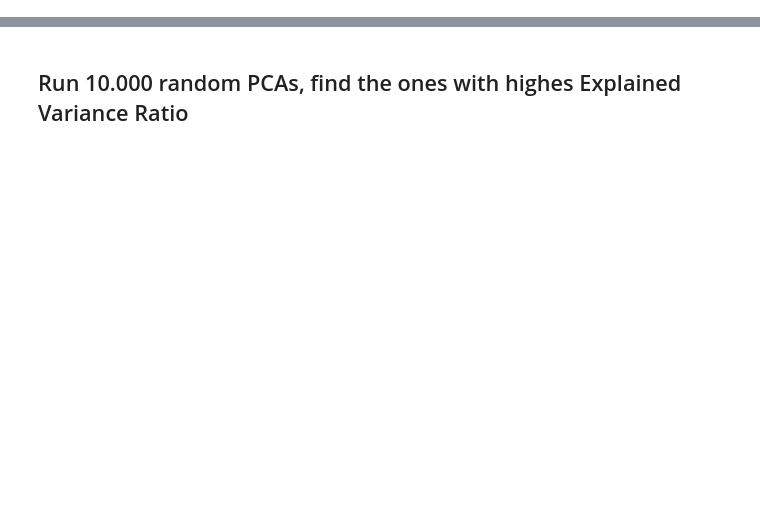
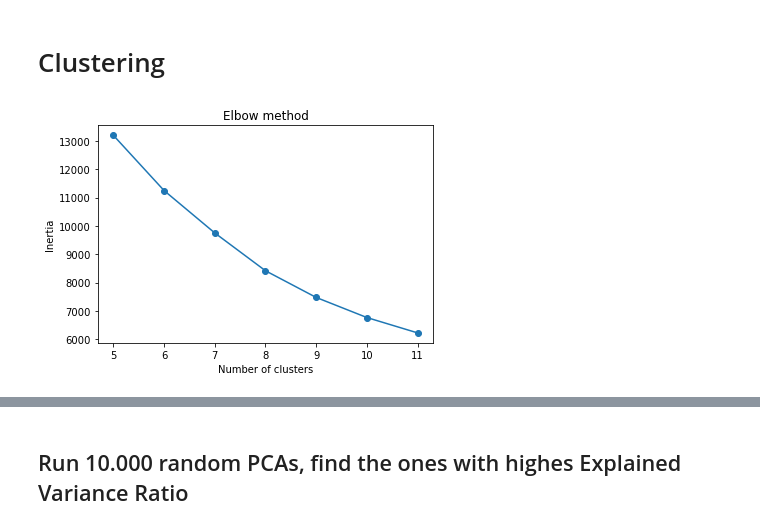
Before and after one commit to mibrahimfm/NBA-analysis, a Jupyter notebook: PlayerClustering.ipynb, the cells around one changed output, grey strips where cells are left out. Saved outputs shown, nothing was run; the diff lists cells and outputs as text; code cells hidden in the pictures; blank space fills up the shorter version.

Commit message:
Organizes clustering notebook

```diff
--- a/PlayerClustering.ipynb
+++ b/PlayerClustering.ipynb
@@ -88,15 +74,14 @@ for i, data in df.iterrows():
 # %%
-data = list(zip(df["PC1"], df["PC2"]))
+def plot_elbow_method(data, clusters_range):
+    inertias = []
 
-inertias = []
+    for i in clusters_range:
+        kmeans = KMeans(n_clusters=i)
+        kmeans.fit(data)
+        inertias.append(kmeans.inertia_)
 
-for i in range(1,20):
-    kmeans = KMeans(n_clusters=i)
-    kmeans.fit(data)
-    inertias.append(kmeans.inertia_)
-
-plt.plot(range(1,20), inertias, marker='o')
-plt.title('Elbow method')
-plt.xlabel('Number of clusters')
-plt.ylabel('Inertia')
-plt.show()
+    plt.plot(clusters_range, inertias, marker='o')
+    plt.title('Elbow method')
+    plt.xlabel('Number of clusters')
+    plt.ylabel('Inertia')
+    plt.show()
@@ -244,0 +207,8 @@ def iterate_random_pcas(df, non_feature_cols, target, iterations, csv):
+# %% [markdown]
+# Clustering
+# %%
+data = list(zip(pca_df["PC1"], pca_df["PC2"]))
+# %%
+plot_elbow_method(data, range(5,12))
+# %% [output]
+[figure, added]
```
Also changed, not shown: parts of 70 cells of this notebook, 4 other files.
